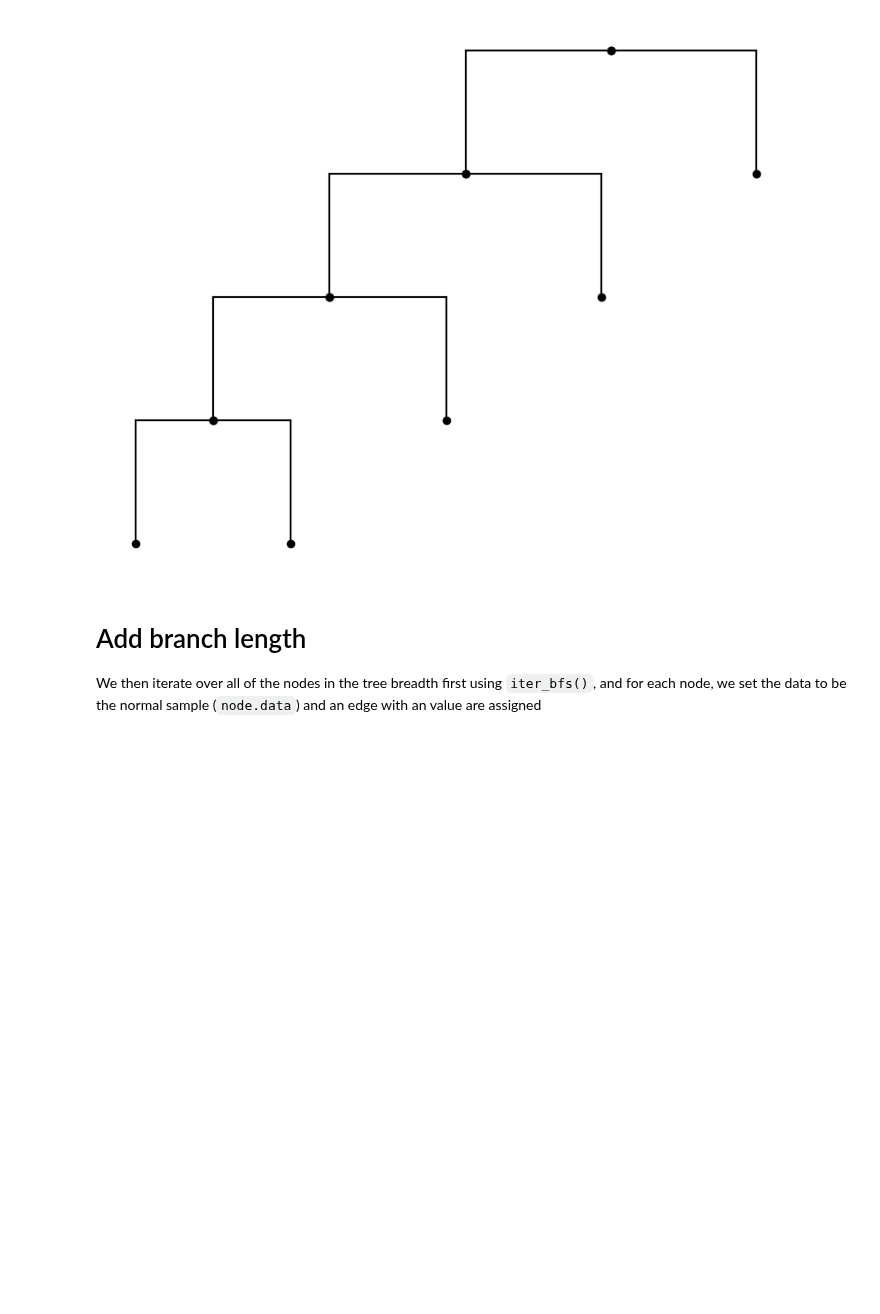
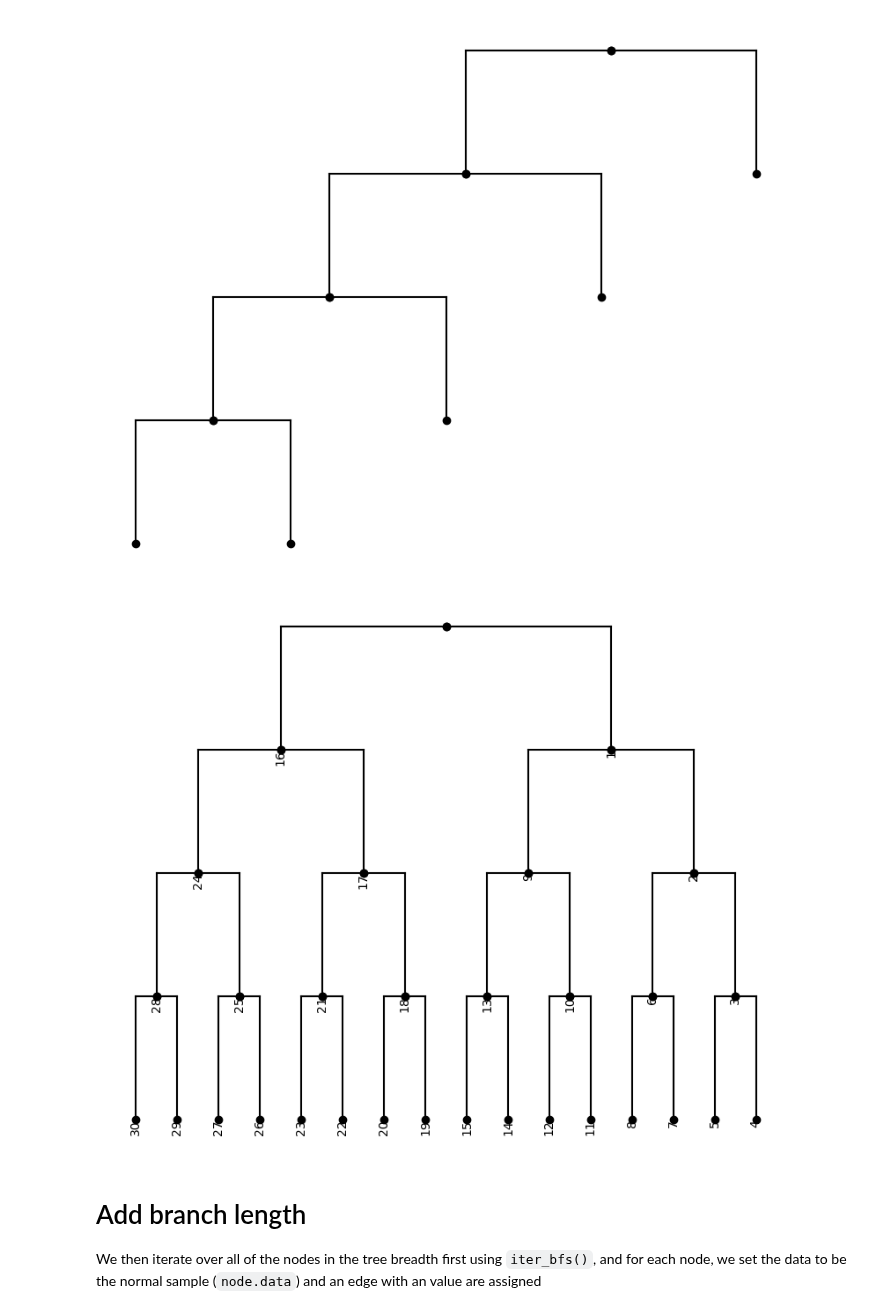
Before and after one commit to ComputationalEvolutionaryMorphometry/hyperiax, a Jupyter notebook: examples/Tree building.ipynb, the cells around one changed output. Cells and saved outputs as stored; diff of their text form; code cells hidden in the pictures; blank space fills up the shorter version.

```diff
--- a/examples/Tree building.ipynb
+++ b/examples/Tree building.ipynb
@@ -23,6 +21,17 @@ tree = hyperiax.tree.builders.asymmetric_tree(4)
 tree.plot_tree()
 # %% [output]
 [figure]
+# %%
+import hyperiax.tree
+tree = hyperiax.tree.builders.symmetric_tree(4,2)
+
+#tree = hyperiax.tree.builders.asymmetric_tree(4)
+
+for i,leaf in enumerate(tree.iter_dfs()):
+    leaf.name=str(i)
+tree.plot_tree(inc_names=True)
+# %% [output]
+[figure, added]
 # %% [markdown]
 # Add branch length
 We then iterate over all of the nodes in the tree breadth first using `iter_bfs()`, and for each node, we set the data to be the normal sample (`node.data`) and an edge with an value are assigned
```
Also changed, not shown: parts of 6 cells of this notebook, 3 other files.
